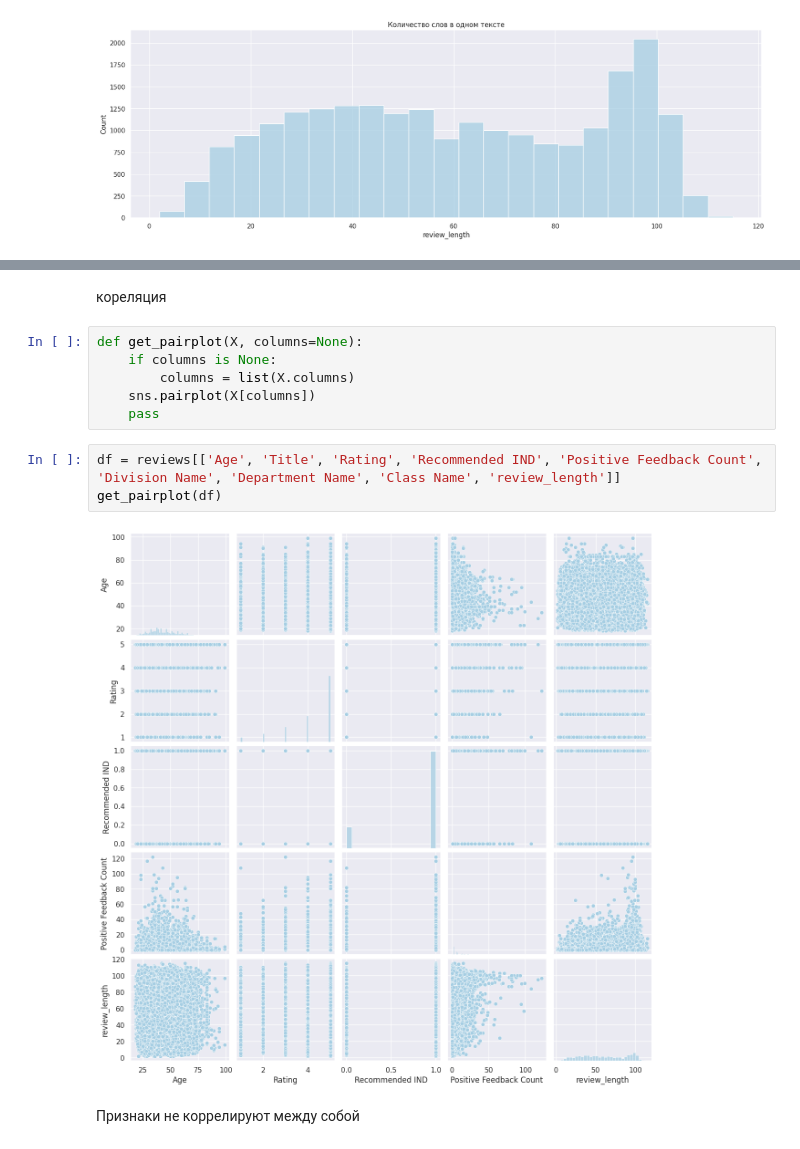
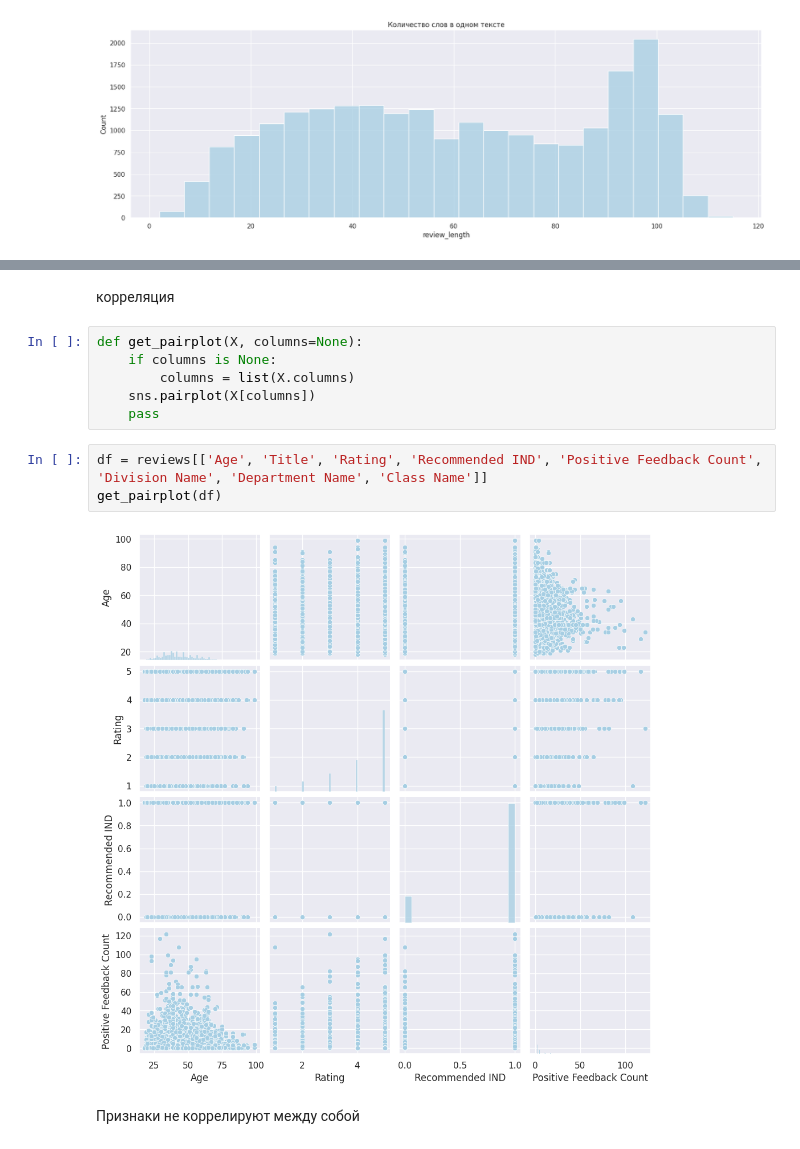
Before and after one commit to lteplova/transformers_nlp, a Jupyter notebook: ipynb/[02]huggingface_clothing_reviews.ipynb, the cells around one changed output, grey strips where cells are left out. Saved outputs shown, nothing was run; the diff lists cells and outputs as text.

```diff
--- a/ipynb/[02]huggingface_clothing_reviews.ipynb
+++ b/ipynb/[02]huggingface_clothing_reviews.ipynb
@@ -280,8 +281,8 @@ reviews.loc[((reviews['review_length'] == 2))]
 | 11518 | 11518 | 1066 | 21 | Beautiful pant | Great structure | 5 | 1 | ... |
 | 13399 | 13399 | 927 | 36 | Buy this! | Fits perfect! | 5 | 1 | ... |
 | 15653 | 15653 | 1089 | 29 | Perfect bride dress | Fits perfect. | 5 | 1 | ... |
-# %% [markdown]
-кореляция
+# %% [markdown]
+корреляция
 # %%
 def get_pairplot(X, columns=None):
     if columns is None:
@@ -289,10 +290,10 @@ def get_pairplot(X, columns=None):
     sns.pairplot(X[columns])
     pass
 # %%
-df = reviews[['Age', 'Title', 'Rating', 'Recommended IND', 'Positive Feedback Count', 'Division Name', 'Department Name', 'Class Name', 'review_length']]
+df = reviews[['Age', 'Title', 'Rating', 'Recommended IND', 'Positive Feedback Count', 'Division Name', 'Department Name', 'Class Name']]
 get_pairplot(df)
 # %% [output]
-[figure, old version]
+[figure, new version]
 # %% [markdown]
 Признаки не коррелируют между собой
 # %% [markdown]
```
Also changed, not shown: parts of 22 cells of this notebook.
